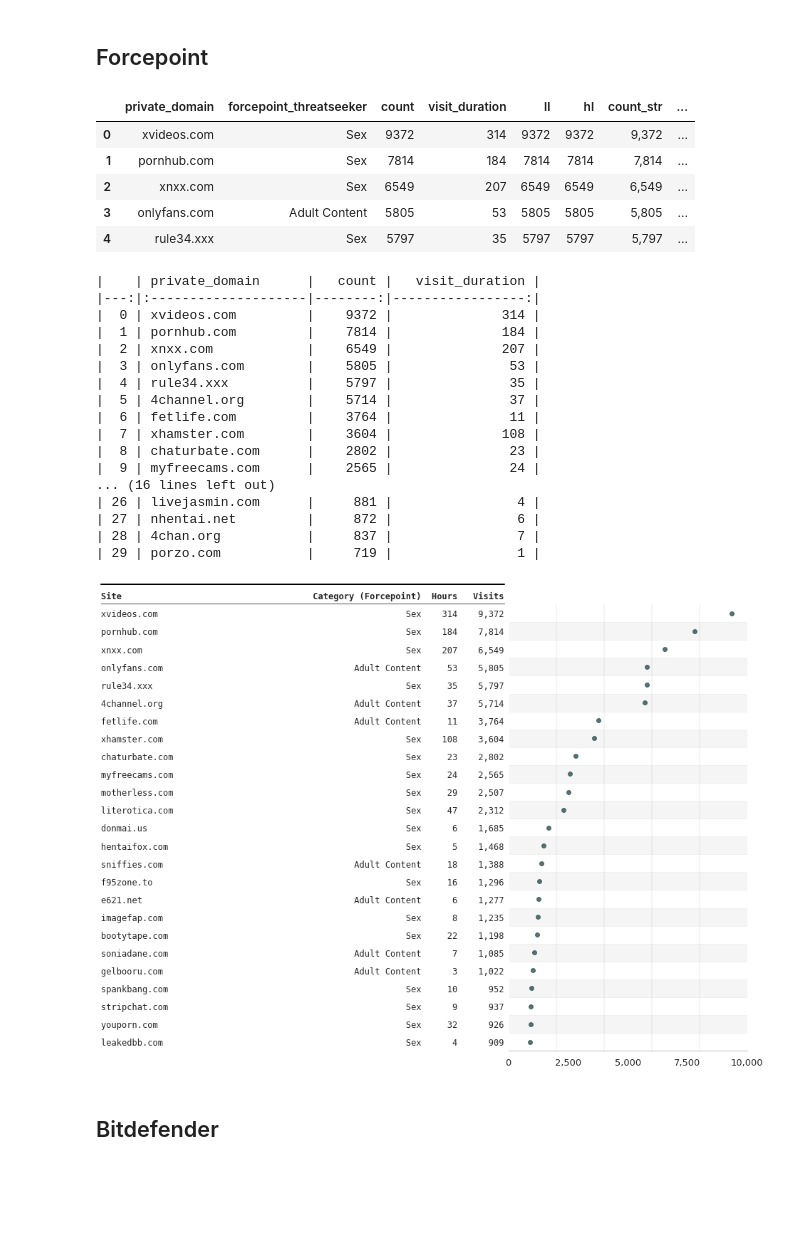
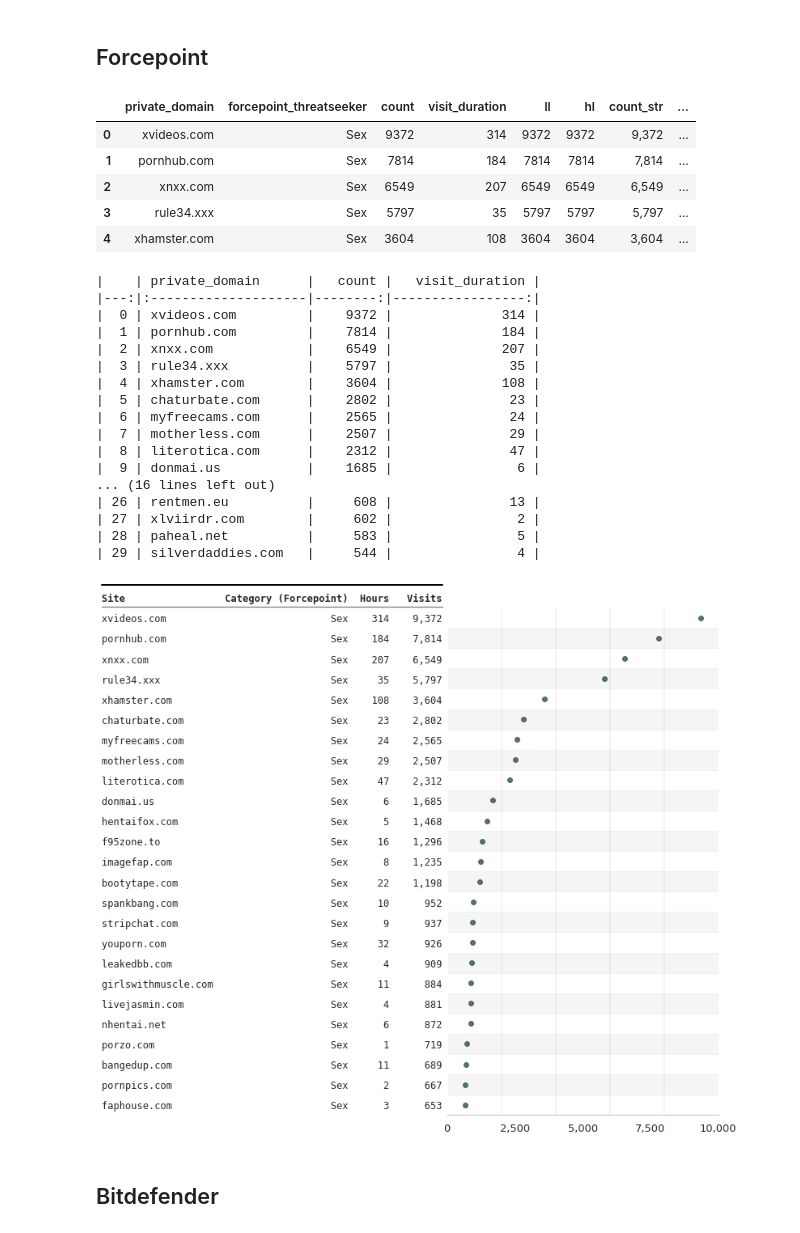
Before and after one commit to soodoku/adult, a Jupyter notebook: scripts/11_topsites-alternative-classifications.ipynb, the cells around one changed output. Drawn from its saved outputs; the diff is of its cells as text; code cells hidden in the pictures; blank space fills up the shorter version.

```diff
--- a/scripts/11_topsites-alternative-classifications.ipynb
+++ b/scripts/11_topsites-alternative-classifications.ipynb
@@ -34,8 +34,7 @@ df_vt_categories = (
     # ===================================================
     # Get forcepoint porn
     .assign(
-        forcepoint_porn=lambda df_: (df_["forcepoint_threatseeker"] == "sex")
-        | (df_["forcepoint_threatseeker"] == "adult content")
+        forcepoint_porn=lambda df_: df_["forcepoint_threatseeker"] == "sex"
     )
     .assign(
         forcepoint_adult=lambda df_: df_["forcepoint_threatseeker"] == "adult content"
@@ -46,11 +45,7 @@ df_vt_categories = (
     # ===================================================
     # Get alphamountain_ai porn
     .assign(
-        alphamountain_porn=lambda df_: (
-            df_["alphamountain_ai"].str.contains("porn", case=False)
-        )
-        | (df_["alphamountain_ai"].str.contains("adult", case=False))
-        | (df_["alphamountain_ai"].str.contains("mature", case=False))
+        alphamountain_porn=lambda df_: df_["alphamountain_ai"] == "Pornography"
     )
 )
 df_vt_categories.head()
@@ -176,7 +171,7 @@ df_forcepoint_count = (
     .assign(forcepoint_threatseeker=lambda df: df.forcepoint_threatseeker.str.title())
     .assign(
         forcepoint_threatseeker=lambda df: df.forcepoint_threatseeker.apply(
-            lambda x: x.rjust(46) if len(x) < 46 else x
+            lambda x: x.rjust(21) if len(x) < 21 else x
         )
     )
 )
@@ -186,8 +181,8 @@ df_forcepoint_count.head()
 | 0 | xvideos.com | Sex | 9372 | 314 | 9372 | 9372 | 9,372 | ... |
 | 1 | pornhub.com | Sex | 7814 | 184 | 7814 | 7814 | 7,814 | ... |
 | 2 | xnxx.com | Sex | 6549 | 207 | 6549 | 6549 | 6,549 | ... |
-| 3 | onlyfans.com | Adult Content | 5805 | 53 | 5805 | 5805 | 5,805 | ... |
-| 4 | rule34.xxx | Sex | 5797 | 35 | 5797 | 5797 | 5,797 | ... |
+| 3 | rule34.xxx | Sex | 5797 | 35 | 5797 | 5797 | 5,797 | ... |
+| 4 | xhamster.com | Sex | 3604 | 108 | 3604 | 3604 | 3,604 | ... |
 # %%
 print(
     (
@@ -203,53 +198,53 @@ print(
 |  0 | xvideos.com         |    9372 |              314 |
 |  1 | pornhub.com         |    7814 |              184 |
 |  2 | xnxx.com            |    6549 |              207 |
-|  3 | onlyfans.com        |    5805 |               53 |
-|  4 | rule34.xxx          |    5797 |               35 |
-|  5 | 4channel.org        |    5714 |               37 |
-|  6 | fetlife.com         |    3764 |               11 |
-|  7 | xhamster.com        |    3604 |              108 |
-|  8 | chaturbate.com      |    2802 |               23 |
-|  9 | myfreecams.com      |    2565 |               24 |
+|  3 | rule34.xxx          |    5797 |               35 |
+|  4 | xhamster.com        |    3604 |              108 |
+|  5 | chaturbate.com      |    2802 |               23 |
+|  6 | myfreecams.com      |    2565 |               24 |
+|  7 | motherless.com      |    2507 |               29 |
+|  8 | literotica.com      |    2312 |               47 |
+|  9 | donmai.us           |    1685 |                6 |
 ... (16 lines left out)
-| 26 | livejasmin.com      |     881 |                4 |
-| 27 | nhentai.net         |     872 |                6 |
-| 28 | 4chan.org           |     837 |                7 |
-| 29 | porzo.com           |     719 |                1 |
+| 26 | rentmen.eu          |     608 |               13 |
+| 27 | xlviirdr.com        |     602 |                2 |
+| 28 | paheal.net          |     583 |                5 |
+| 29 | silverdaddies.com   |     544 |                4 |
 # %%
 # Plot (fold cell)
 ax = forestplot(
     df_forcepoint_count.head(25),
     estimate="count",
     ll="ll",
     hl="hl",
     varlabel="private_domain",
     annote=["forcepoint_threatseeker", "visit_duration_str", "count_str"],
-    annoteheaders=[25 * " " + "Category (Forcepoint)", "Hours", " Visits"],
+    annoteheaders=[0 * " " + "Category (Forcepoint)", "Hours", " Visits"],
     ci_report=False,
     figsize=(6, 12),
     color_alt_rows=True,
     xticks=range(0, 12_500, 2_500),  # x-ticks to be printed
     table=True,
     **{
         "marker": "o",  # set maker symbol as diamond
         "variable_header": "Site",
         "markersize": 35,  # adjust marker size
         #                   "xlinestyle": (0, (10, 5)),  # long dash for x-reference line
         "xlinecolor": "1",  # gray color for x-reference line
         "xtick_size": 13,  # adjust x-ticker fontsize
     },
 )
 ax.xaxis.set_ticks_position("none")
 ax.grid(False)
 fmt = "{x:,.0f}"
 tick = mtick.StrMethodFormatter(fmt)
 ax.xaxis.set_major_formatter(tick)
 ax.set_ylim(-0.5, 25.5)  # Gets rid of white padding above
 for vline in [2000, 4000, 6000, 8000]:
     ax.vlines(vline, ymin=-0.5, ymax=24.5, colors=".6", linewidth=0.2)
 save_mpl_fig(os.path.join("../figs/top_25_adultsites_forcepoint_threatseeker"))
 # %% [output]
-[figure, old version]
+[figure, new version]
 # %% [markdown]
 ## Bitdefender
 # %%
```
Also changed, not shown: parts of 7 cells of this notebook, 8 other files.
